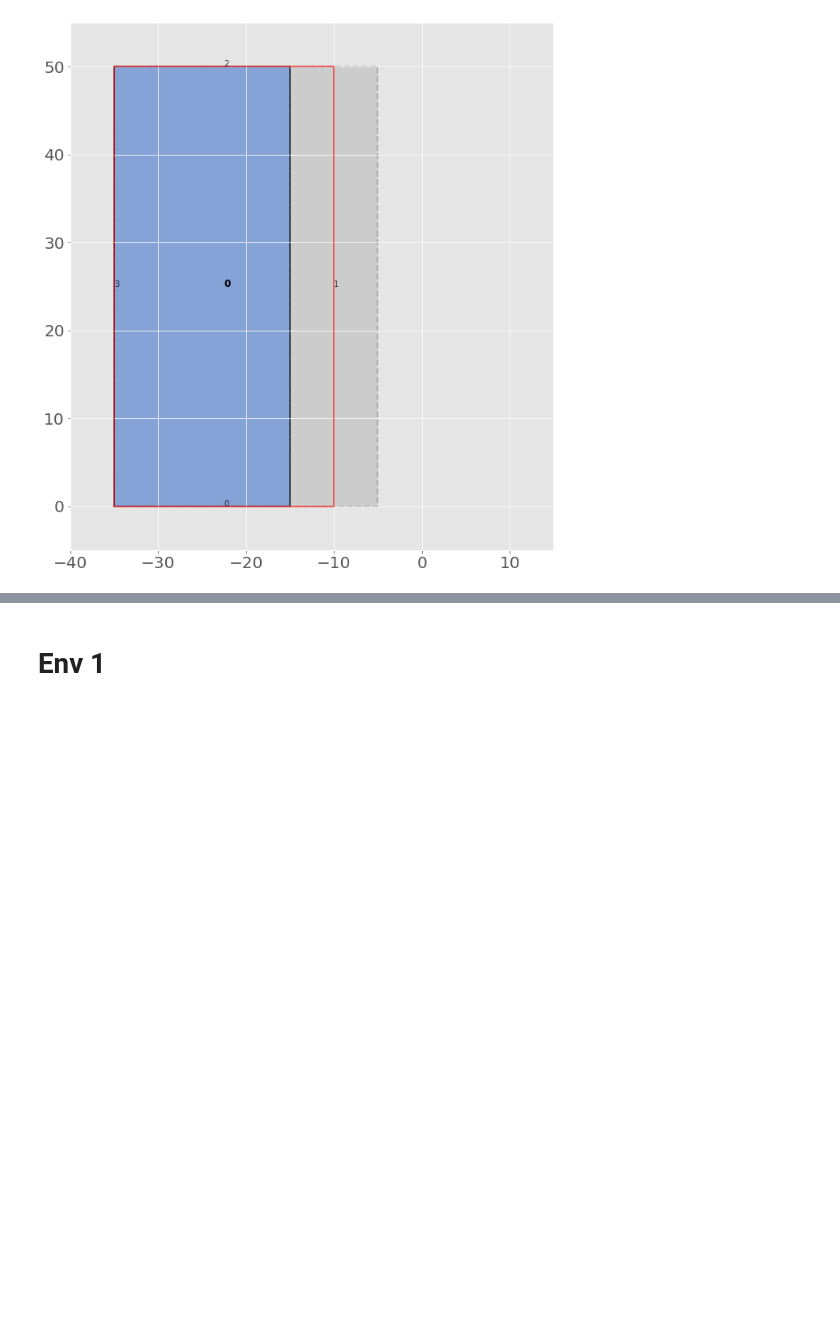
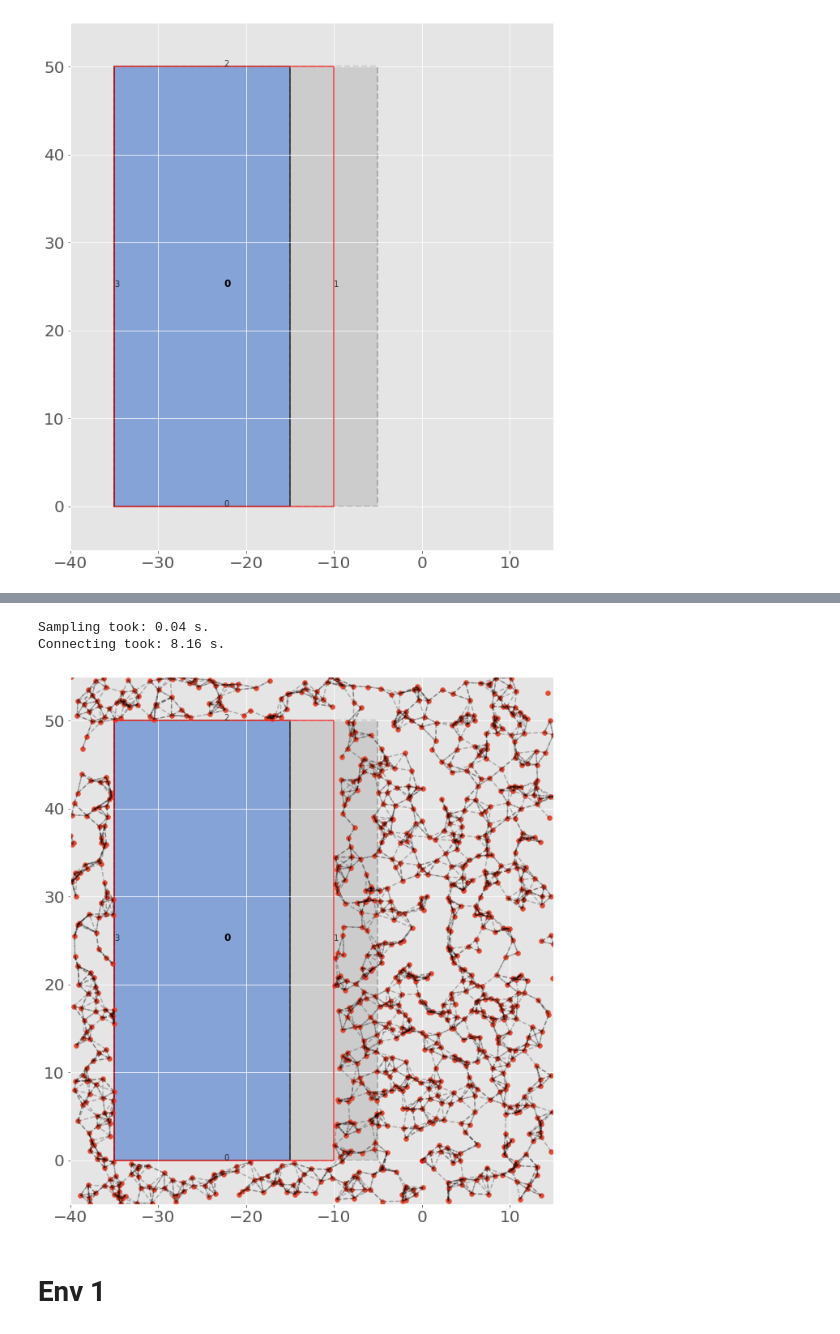
Before and after one commit to zhangvwk/planning-with-map-errors, a Jupyter notebook: environment_examples.ipynb, the cells around one changed output, grey strips where cells are left out. Saved outputs shown, nothing was run; the diff lists cells and outputs as text; code cells hidden in the pictures; blank space fills up the shorter version.

```diff
--- a/environment_examples.ipynb
+++ b/environment_examples.ipynb
@@ -75,0 +77,12 @@ sim.plot_trajs(xs, x_noms)
+# %%
+x_range = np.array([x_lims, y_lims])
+g = Graph(x0, x_range, env, lqr_planner)
+g.clear()
+g.build(1000)
+# %% [output]
+Sampling took: 0.04 s.
+Connecting took: 8.16 s.
+# %%
+g.plot()
+# %% [output]
+[figure, added]
```
Also changed, not shown: parts of 3 cells of this notebook.
